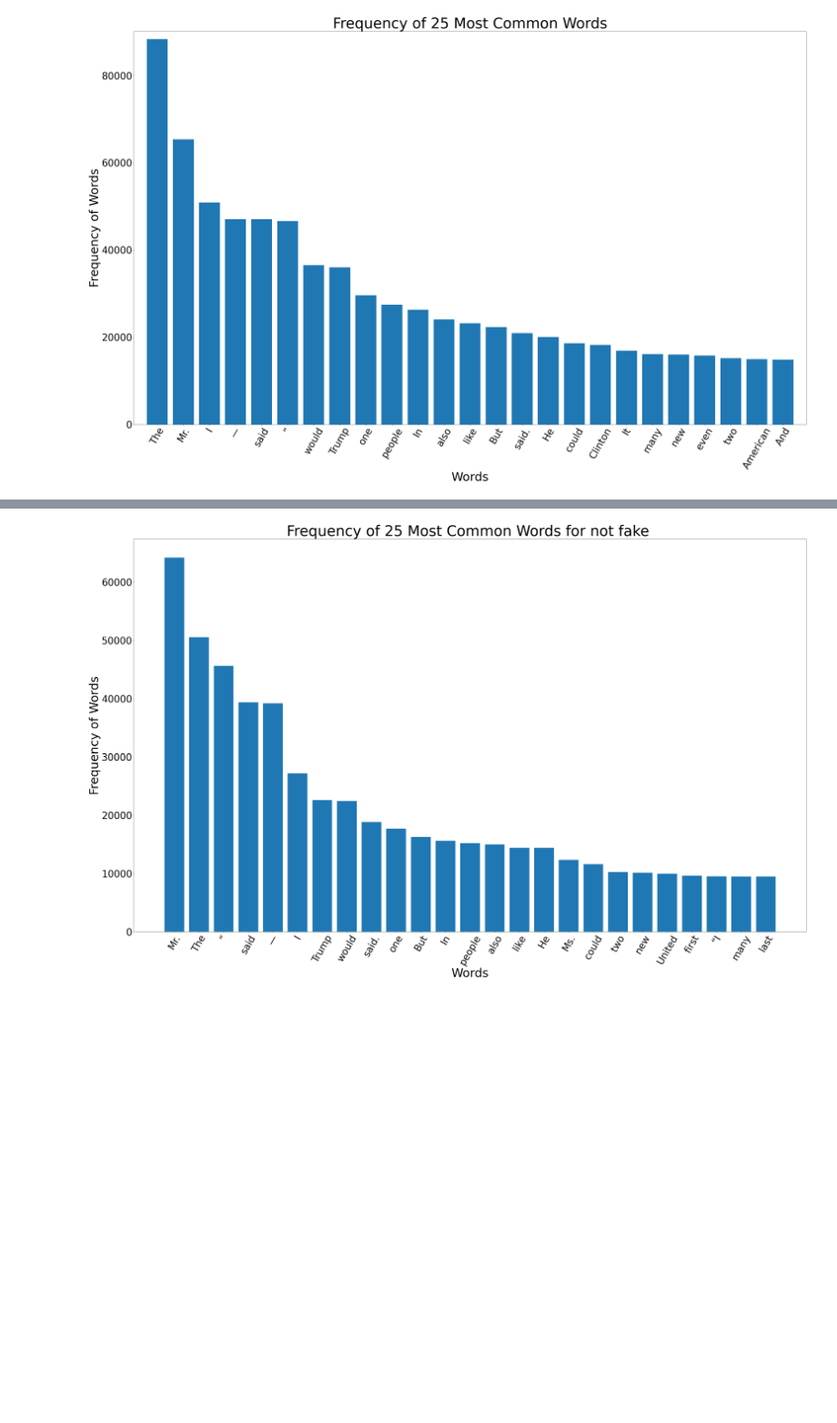
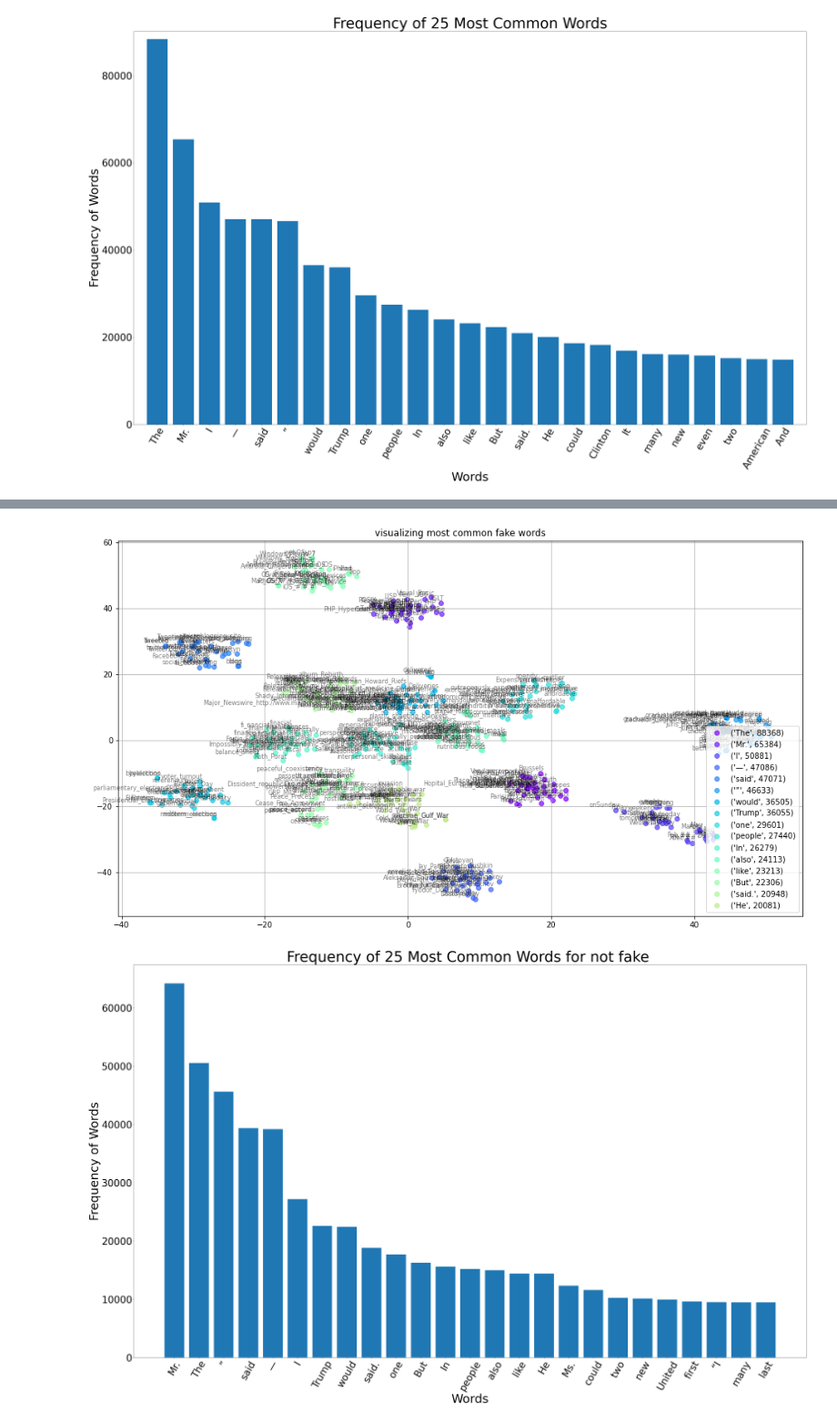
Before and after one commit to deepskandpal/hands-on-machine-learning, a Jupyter notebook: fake-news.ipynb, the cells around one changed output, grey strips where cells are left out. Shown at 91% size. Saved outputs shown, nothing was run; the diff lists cells and outputs as text; code cells hidden in the pictures; blank space fills up the shorter version.

Commit message:
initial experiments for t-sne for fake news

```diff
--- a/fake-news.ipynb
+++ b/fake-news.ipynb
@@ -456,3 +492,7 @@ plt.title('Frequency of 25 Most Common Words', fontsize=60)
 plt.show()
 # %% [output]
 [figure]
+# %%
+tsne_plot_similar_words('visualizing most common fake words', mostcommon_small, embeddings_en_2d, word_clusters, 0.7,
+                        'similar_words.png')
+# %% [output]
@@ -459,3 +515,4 @@ plt.show()
+[figure, added]
 # %%
 group_by = train_data.groupby('label')['text_processed'].apply(lambda x: Counter(' '.join(x).split()).most_common(25))
 group_by_0 = group_by.iloc[0]
```
Also changed, not shown: parts of 9 cells of this notebook.
